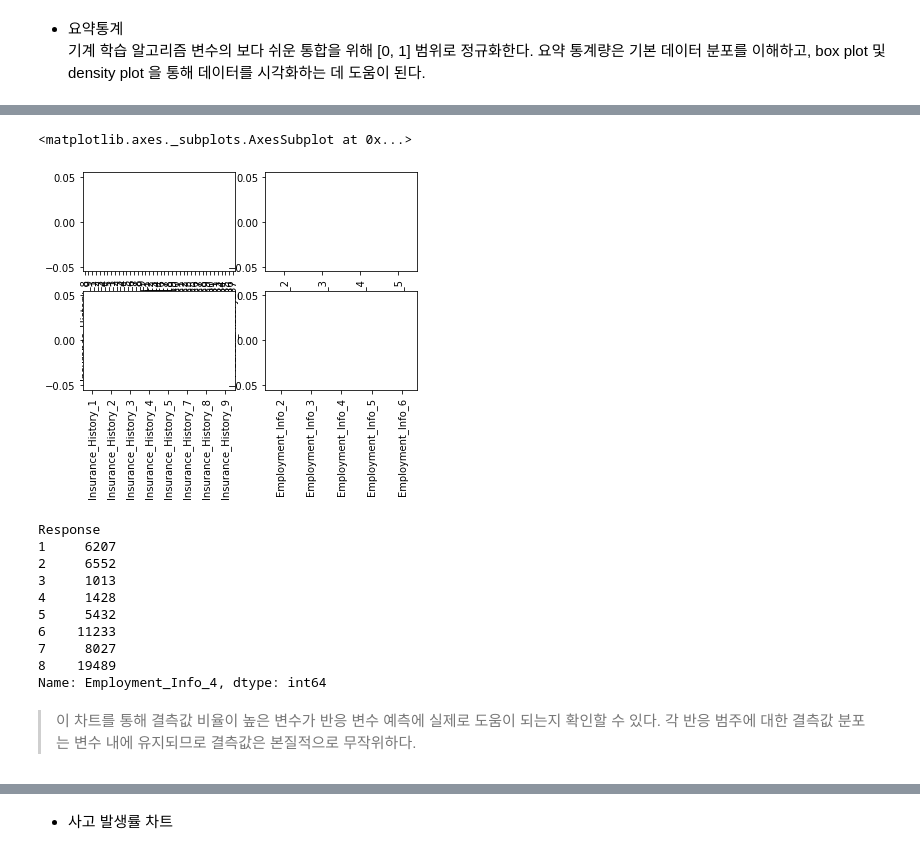
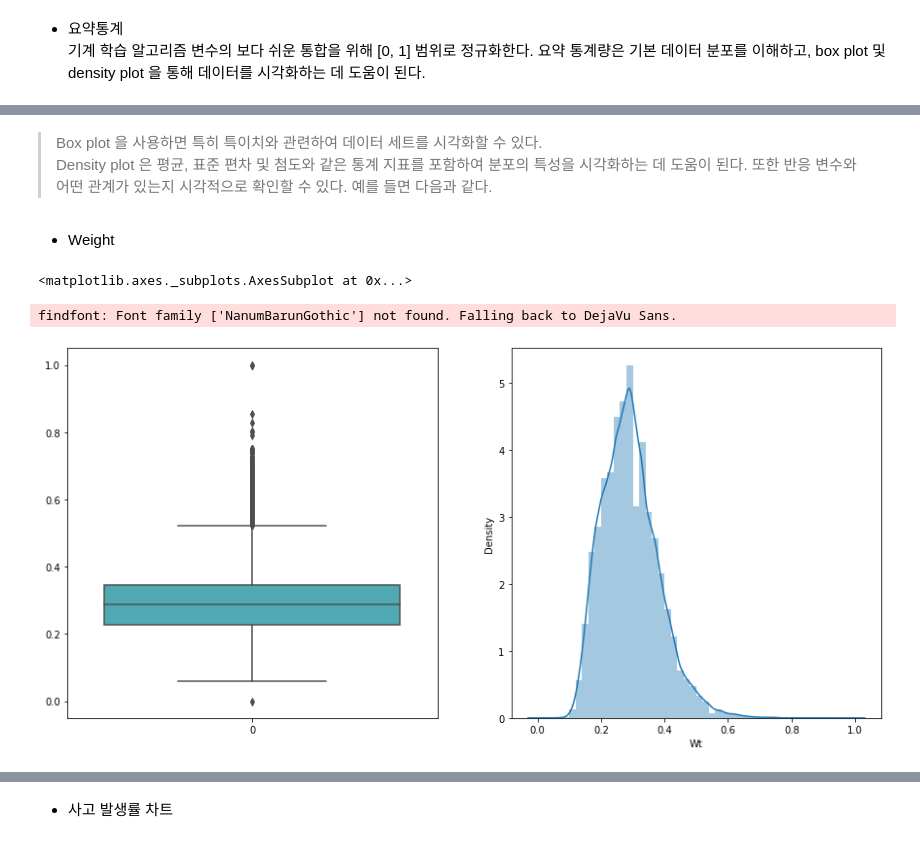
Before and after one commit to JisueKim/DataAnalyst, a Jupyter notebook: Predict/Prudential_Life_Insurance.ipynb, the cells around one changed output, grey strips where cells are left out. Cells and saved outputs as stored; diff of their text form; code cells hidden in the pictures.

```diff
--- a/Predict/Prudential_Life_Insurance.ipynb
+++ b/Predict/Prudential_Life_Insurance.ipynb
@@ -33,4 +33,5 @@ drive.mount('/content/drive')
 Drive already mounted at /content/drive; to attempt to forcibly remount, call drive.mount("/content/drive", force_remount=True).
 # %%
 filename = '/content/sample_data/train.csv'
-train = pd.read_csv(filename)
+orgin = pd.read_csv(filename)
+orgin.shape
@@ -37,3 +40,5 @@ train = pd.read_csv(filename)
+# %%
+train = orgin.copy()
 # %%
 train.head()
 # %% [output]
@@ -131,0 +159,3 @@ ax = sns.distplot(train['Response'], fit=norm, kde=False)
+# %%
+obj_train=list(train.select_dtypes(include=['object']).columns)
+obj_train
@@ -131,0 +164,4 @@ ax = sns.distplot(train['Response'], fit=norm, kde=False)
+# %%
+from sklearn.preprocessing import LabelEncoder
+le=LabelEncoder()
+train[obj_train]=le.fit_transform(train[obj_train])
@@ -347,27 +173,13 @@ Medical.plot(kind='bar')
-# %%
-plt.subplot(2,2,1)
-Medical.plot(kind='bar')
-plt.subplot(2,2,2)
-Family.plot(kind='bar')
-plt.subplot(2,2,3)
-Insurance.plot(kind='bar')
-plt.subplot(2,2,4)
-Employ.plot(kind='bar')
-# %% [output]
-<matplotlib.axes._subplots.AxesSubplot at 0x...>
-[figure, removed]
-# %%
-train.groupby('Response')['Employment_Info_4'].count()
-# %% [output]
-Response
-1     6207
-2     6552
-3     1013
-4     1428
-5     5432
-6    11233
-7     8027
-8    19489
-Name: Employment_Info_4, dtype: int64
-# %% [markdown]
-> 이 차트를 통해 결측값 비율이 높은 변수가 반응 변수 예측에 실제로 도움이 되는지 확인할 수 있다. 각 반응 범주에 대한 결측값 분포는 변수 내에 유지되므로 결측값은 본질적으로 무작위하다.
+# %% [markdown]
+> Box plot 을 사용하면 특히 특이치와 관련하여 데이터 세트를 시각화할 수 있다.
+> Density plot 은 평균, 표준 편차 및 첨도와 같은 통계 지표를 포함하여 분포의 특성을 시각화하는 데 도움이 된다. 또한 반응 변수와 어떤 관계가 있는지 시각적으로 확인할 수 있다. 예를 들면 다음과 같다.
+# %% [markdown]
+* Weight
+# %%
+f, axes = plt.subplots(1, 2, figsize=(15,7))
+sns.boxplot(data = train['Wt'], orient = 'v', palette='YlGnBu', ax=axes[0])
+sns.distplot(train['Wt'], kde=True, ax=axes[1])
+# %% [output]
+<matplotlib.axes._subplots.AxesSubplot at 0x...>
+findfont: Font family ['NanumBarunGothic'] not found. Falling back to DejaVu Sans.
+[figure, added]
```
Also changed, not shown: parts of 84 cells of this notebook.
